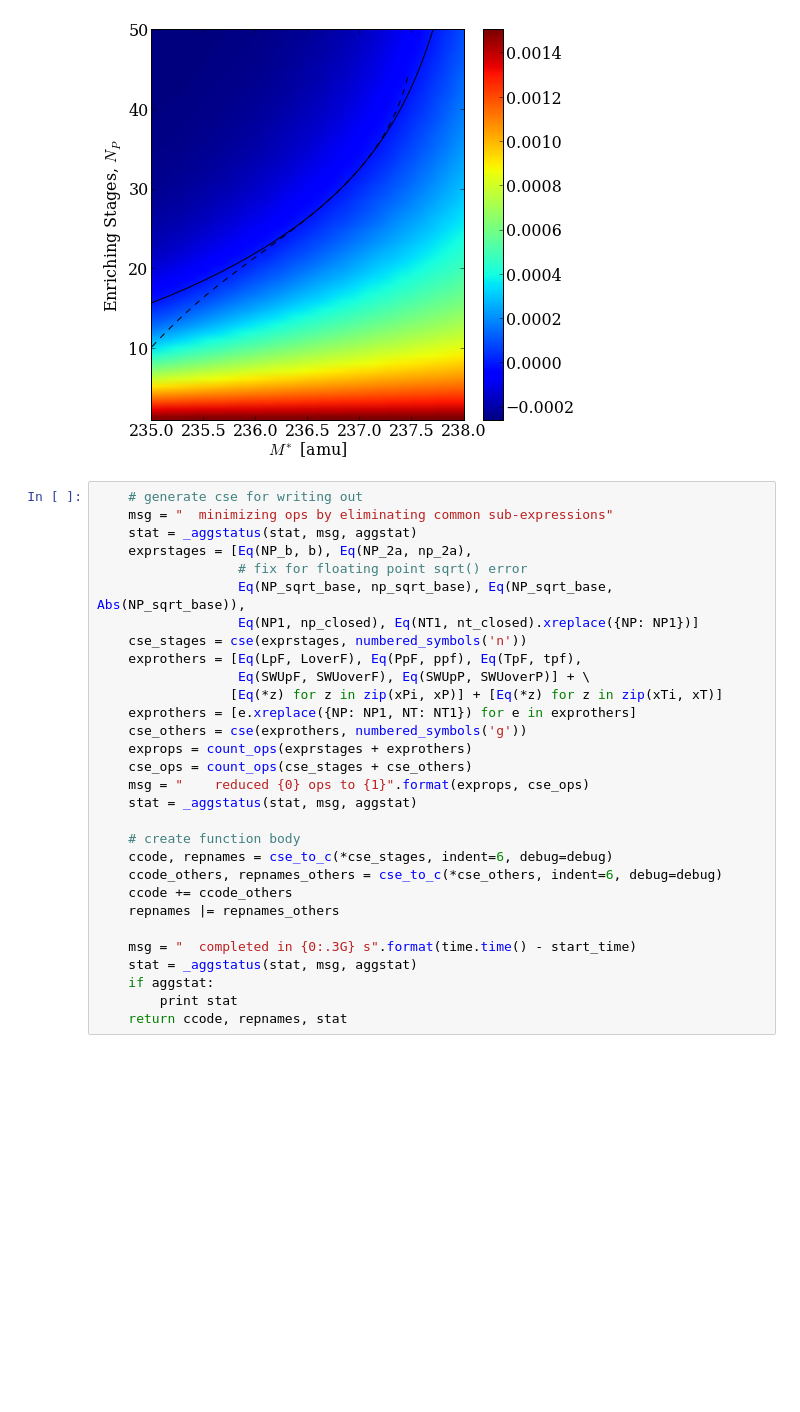
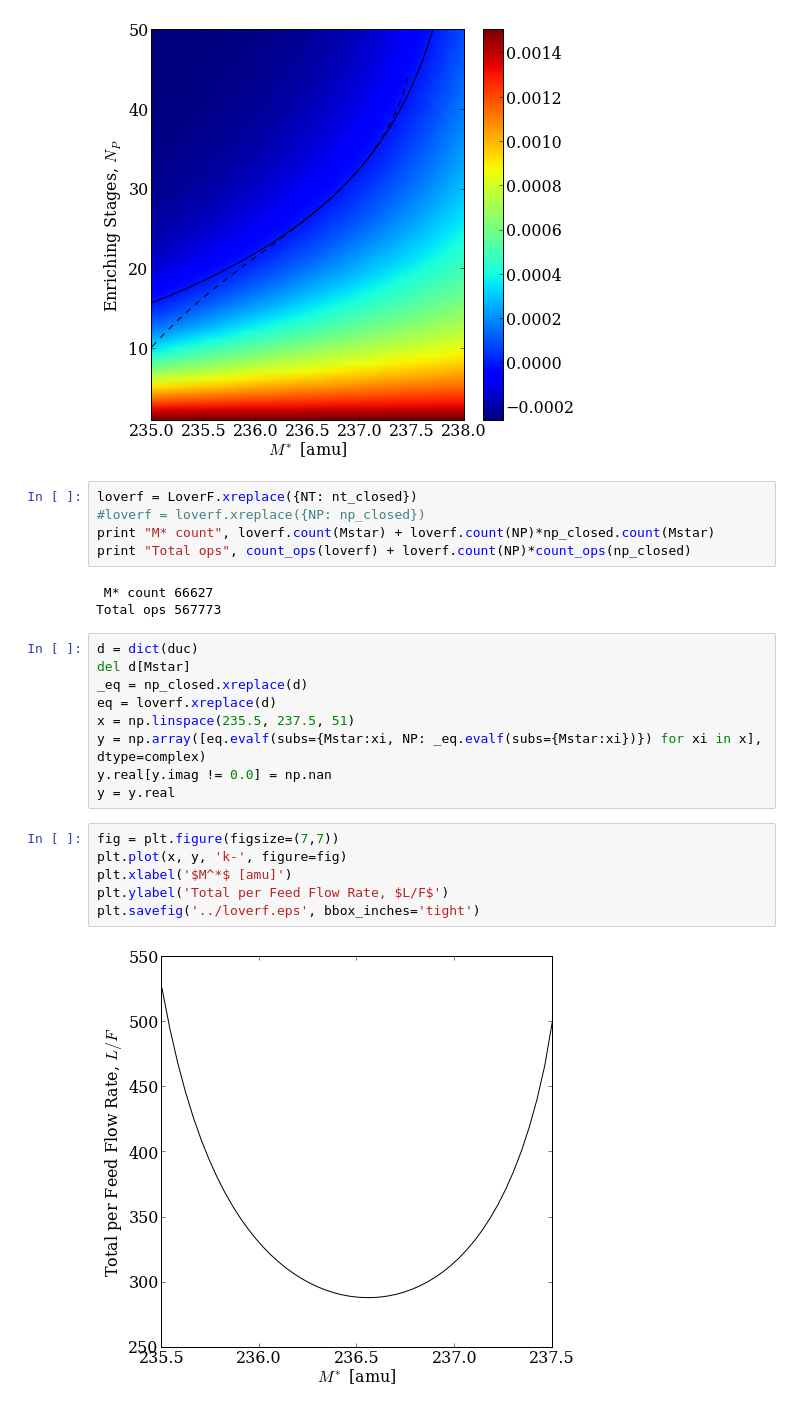
Before and after one commit to scopatz/sme_paper, a Jupyter notebook: data/enrich_multi_sym.ipynb, the cells around one changed output. Drawn from its saved outputs; the diff is of its cells as text; blank space fills up the shorter version.

```diff
--- a/data/enrich_multi_sym.ipynb
+++ b/data/enrich_multi_sym.ipynb
@@ -190,33 +190,28 @@ plt.ylabel('Enriching Stages, $N_P$')
 plt.savefig('../np_closed_overlay.eps', bbox_inches='tight')
 # %% [output]
 [figure]
-# %%
-    # generate cse for writing out
-    msg = "  minimizing ops by eliminating common sub-expressions"
-    stat = _aggstatus(stat, msg, aggstat)
-    exprstages = [Eq(NP_b, b), Eq(NP_2a, np_2a),
-                  # fix for floating point sqrt() error
-                  Eq(NP_sqrt_base, np_sqrt_base), Eq(NP_sqrt_base, Abs(NP_sqrt_base)),
-                  Eq(NP1, np_closed), Eq(NT1, nt_closed).xreplace({NP: NP1})]
-    cse_stages = cse(exprstages, numbered_symbols('n'))
-    exprothers = [Eq(LpF, LoverF), Eq(PpF, ppf), Eq(TpF, tpf),
-                  Eq(SWUpF, SWUoverF), Eq(SWUpP, SWUoverP)] + \
-                 [Eq(*z) for z in zip(xPi, xP)] + [Eq(*z) for z in zip(xTi, xT)]
-    exprothers = [e.xreplace({NP: NP1, NT: NT1}) for e in exprothers]
-    cse_others = cse(exprothers, numbered_symbols('g'))
-    exprops = count_ops(exprstages + exprothers)
-    cse_ops = count_ops(cse_stages + cse_others)
-    msg = "    reduced {0} ops to {1}".format(exprops, cse_ops)
-    stat = _aggstatus(stat, msg, aggstat)
-
-    # create function body
-    ccode, repnames = cse_to_c(*cse_stages, indent=6, debug=debug)
-    ccode_others, repnames_others = cse_to_c(*cse_others, indent=6, debug=debug)
-    ccode += ccode_others
-    repnames |= repnames_others
-
-    msg = "  completed in {0:.3G} s".format(time.time() - start_time)
-    stat = _aggstatus(stat, msg, aggstat)
-    if aggstat:
-        print stat
-    return ccode, repnames, stat
+# %%
+loverf = LoverF.xreplace({NT: nt_closed})
+#loverf = loverf.xreplace({NP: np_closed})
+print "M* count", loverf.count(Mstar) + loverf.count(NP)*np_closed.count(Mstar)
+print "Total ops", count_ops(loverf) + loverf.count(NP)*count_ops(np_closed)
+# %% [output]
+ M* count 66627
+Total ops 567773
+# %%
+d = dict(duc)
+del d[Mstar]
+_eq = np_closed.xreplace(d)
+eq = loverf.xreplace(d)
+x = np.linspace(235.5, 237.5, 51)
+y = np.array([eq.evalf(subs={Mstar:xi, NP: _eq.evalf(subs={Mstar:xi})}) for xi in x], dtype=complex)
+y.real[y.imag != 0.0] = np.nan
+y = y.real
+# %%
+fig = plt.figure(figsize=(7,7))
+plt.plot(x, y, 'k-', figure=fig)
+plt.xlabel('$M^*$ [amu]')
+plt.ylabel('Total per Feed Flow Rate, $L/F$')
+plt.savefig('../loverf.eps', bbox_inches='tight')
+# %% [output]
+[figure, added]
```
Also changed, not shown: 5 other files.
